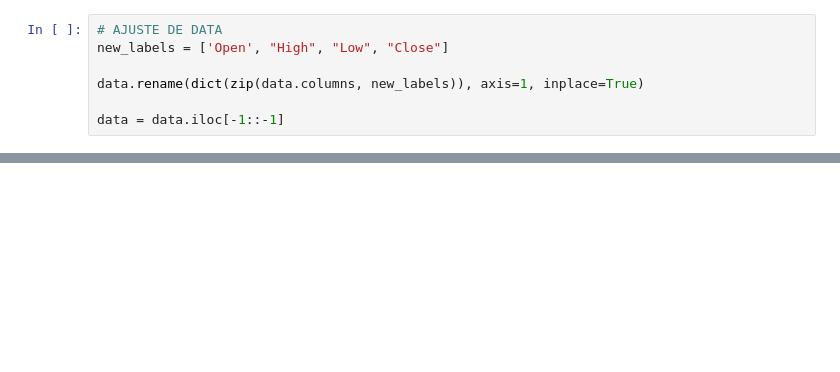
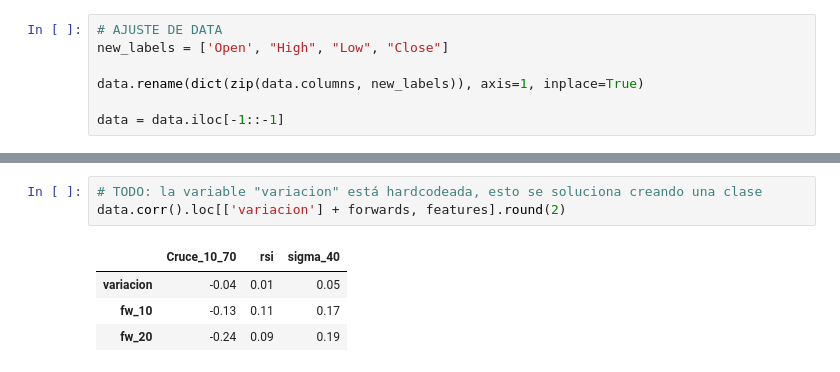
Before and after one commit to jackonedev/ZPRO_backtesting, a Jupyter notebook: quantitative_backtest.ipynb, the cells around one changed output, grey strips where cells are left out. Drawn from its saved outputs; the diff is of its cells as text; blank space fills up the shorter version.

```diff
--- a/quantitative_backtest.ipynb
+++ b/quantitative_backtest.ipynb
@@ -93,0 +176,8 @@ data
+# %%
+# TODO: la variable "variacion" está hardcodeada, esto se soluciona creando una clase
+data.corr().loc[['variacion'] + forwards, features].round(2)
+# %% [output]
+|  | Cruce_10_70 | rsi | sigma_40 |
+| variacion | -0.04 | 0.01 | 0.05 |
+| fw_10 | -0.13 | 0.11 | 0.17 |
+| fw_20 | -0.24 | 0.09 | 0.19 |
```
Also changed, not shown: parts of 13 cells of this notebook, 1 other file.
